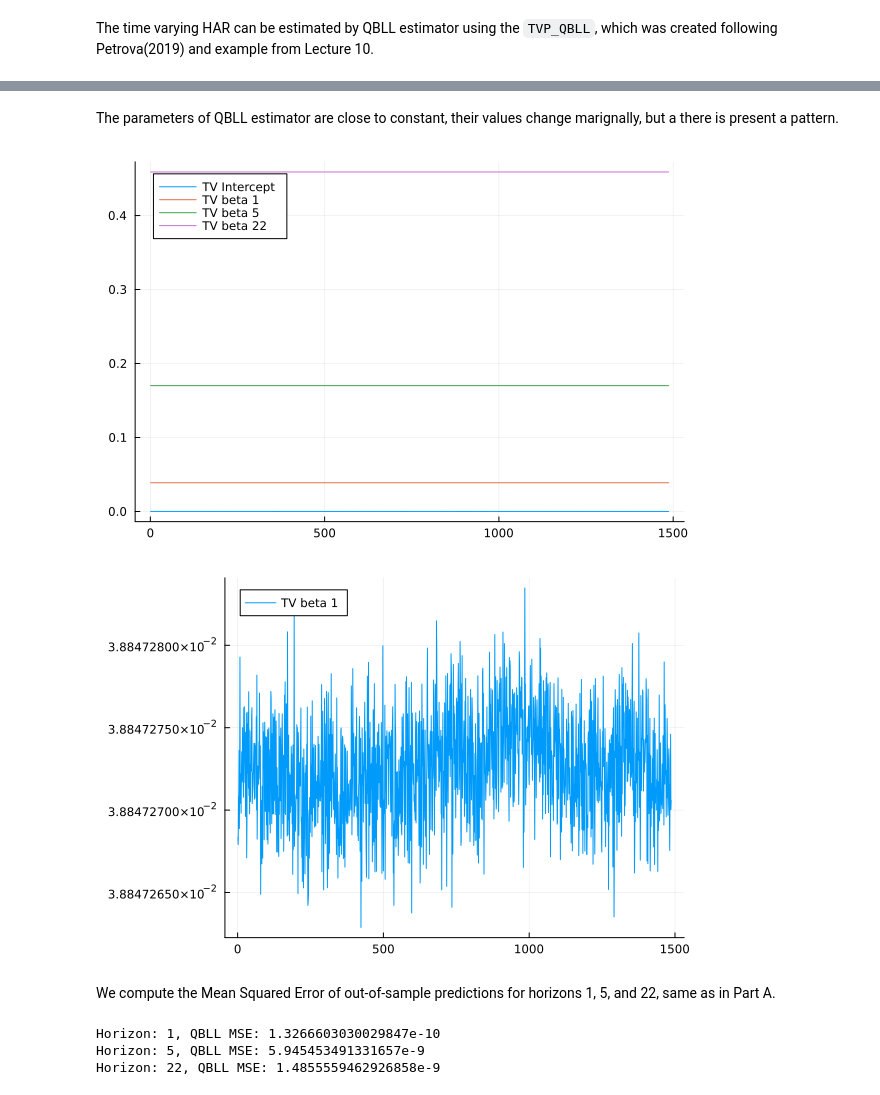
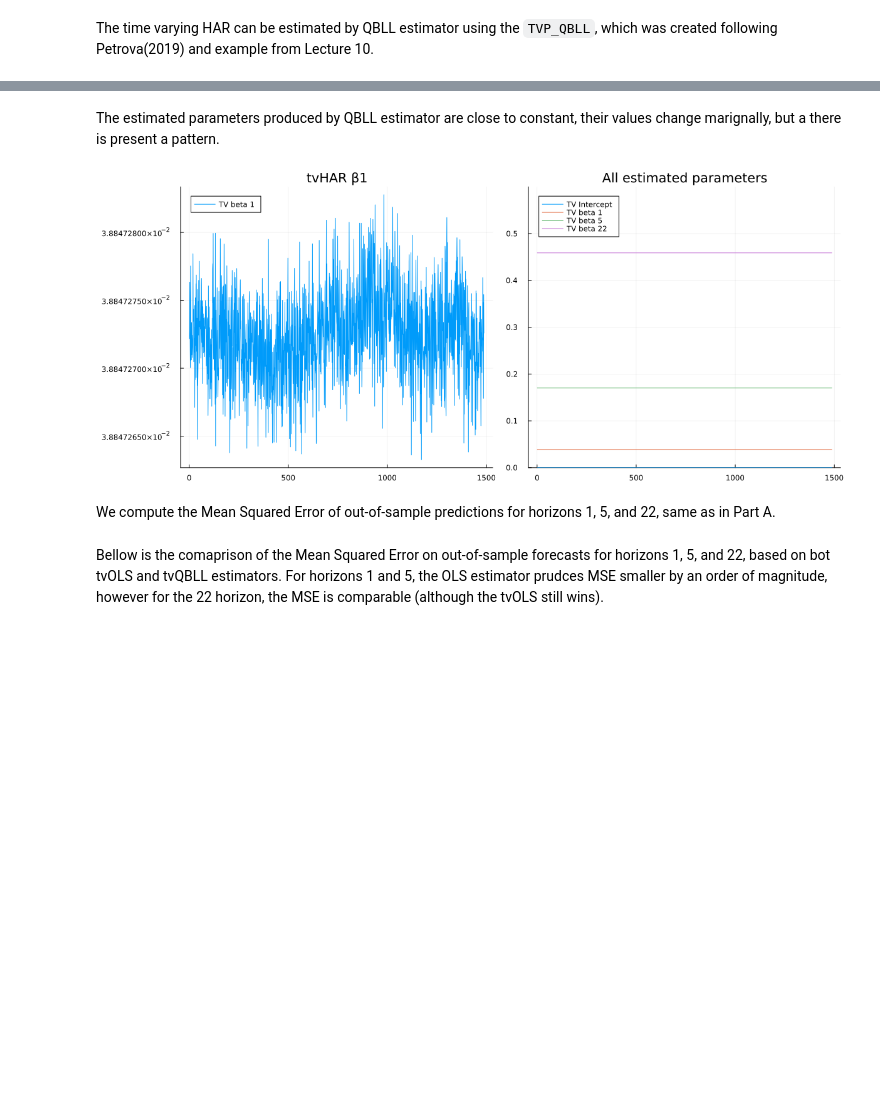
Before and after one commit to Matyas-Mattanelli/Financial-Econometrics-II, a Jupyter notebook: Project2.ipynb, the cells around one changed output, grey strips where cells are left out. Cells and saved outputs as stored; diff of their text form; code cells hidden in the pictures; blank space fills up the shorter version.

```diff
--- a/Project2.ipynb
+++ b/Project2.ipynb
@@ -421,7 +421,7 @@ display(Plots.plot(xlim=(-10,110),weights[50,:], label=false,  title="Kernel wei
 # %% [markdown]
 The time varying HAR can be estimated by QBLL estimator using the ``TVP_QBLL``, which was created following Petrova(2019) and example from Lecture 10.
 # %%
-function TVP_QBLL(y, x, Nsim::Int, H::Int, horizon::Int)
+function TVP_QBLL(y, x, Nsim::Int, H::Int)
     T=size(y,1)
     k=size(x,2)
     x=[ones(T) x] #should we have intercept??
@@ -493,11 +493,12 @@ betas[end,:] #the last coefficients, to be used for predictions
 # %% [markdown]
-The parameters of QBLL estimator are close to constant, their values change marignally, but a there is present a pattern.
+The estimated parameters produced by QBLL estimator are close to constant, their values change marignally, but a there is present a pattern.
 # %%
-display(Plots.plot([betas[:,1] betas[:,2] betas[:,3] betas[:,4]],label=["TV Intercept" "TV beta 1" "TV beta 5" "TV beta 22"],legend = :topleft))
-display(Plots.plot(betas[:,2],label="TV beta 1",legend = :topleft))
+plot_all_b = Plots.plot(ylims=(0,0.6), [betas[:,1] betas[:,2] betas[:,3] betas[:,4]] ,label=["TV Intercept" "TV beta 1" "TV beta 5" "TV beta 22"],legend = :topleft, title = "All estimated parameters")
+plot_b1 = Plots.plot(betas[:,2],label="TV beta 1",legend = :topleft, title = "tvHAR β1")
+
+Plots.plot(plot_b1, plot_all_b, layout = 2, size = (1200, 500))
 # %% [output]
-[figure, old version]
+[figure, new version]
-[figure, removed]
 # %% [markdown]
 We compute the Mean Squared Error of out-of-sample predictions for horizons 1, 5, and 22, same as in Part A.
 # %%
@@ -525,10 +526,6 @@ function get_QBLL_MSE(target, predictors, Nsim, H, horizon)
 end;
 # %%
 #The QBLL TV-HAR MSE for horizons 1,5,22:
-get_QBLL_MSE(target_1,predictors,Nsim,H,1)
-get_QBLL_MSE(target_5,predictors[begin:(end - 4), :],Nsim,H,5)
-get_QBLL_MSE(target_22,predictors[begin:(end - 21), :],Nsim,H,22);
+QBLL_MSE_hor_1 = get_QBLL_MSE(target_1,predictors,Nsim,H,1)
+QBLL_MSE_hor_5 = get_QBLL_MSE(target_5,predictors[begin:(end - 4), :],Nsim,H,5)
+QBLL_MSE_hor_22 = get_QBLL_MSE(target_22,predictors[begin:(end - 21), :],Nsim,H,22);
-# %% [output]
-Horizon: 1, QBLL MSE: 1.3266603030029847e-10
-Horizon: 5, QBLL MSE: 5.945453491331657e-9
-Horizon: 22, QBLL MSE: 1.4855559462926858e-9
@@ -536,0 +532,2 @@ Horizon: 22, QBLL MSE: 1.4855559462926858e-9
+# %% [markdown]
+Bellow is the comaprison of the Mean Squared Error on out-of-sample forecasts for horizons 1, 5, and 22, based on bot tvOLS and tvQBLL estimators. For horizons 1 and 5, the OLS estimator prudces MSE smaller by an order of magnitude, however for the 22 horizon, the MSE is comparable (although the tvOLS still wins).
```
Also changed, not shown: parts of 4 cells of this notebook.
